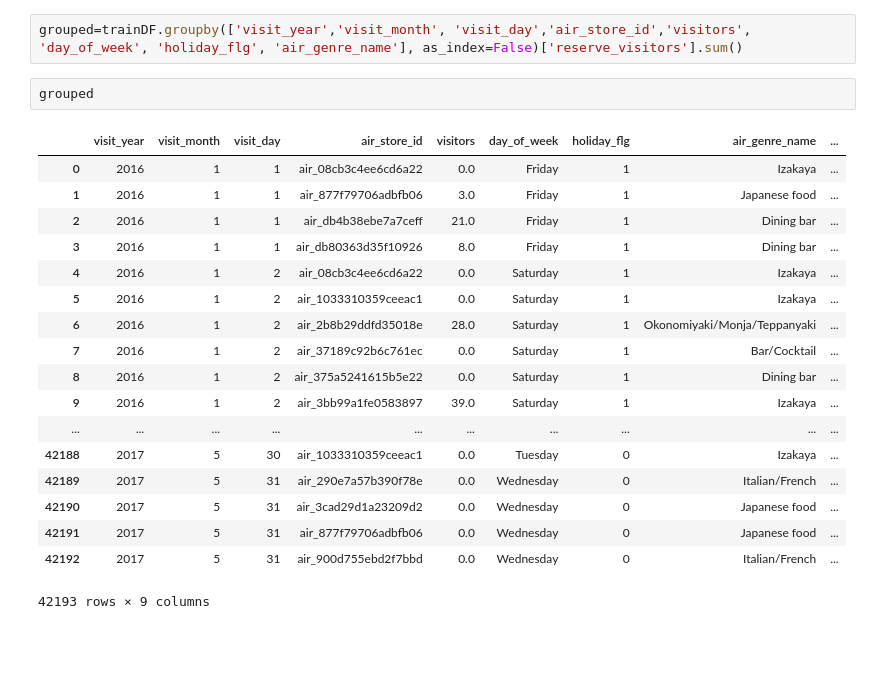
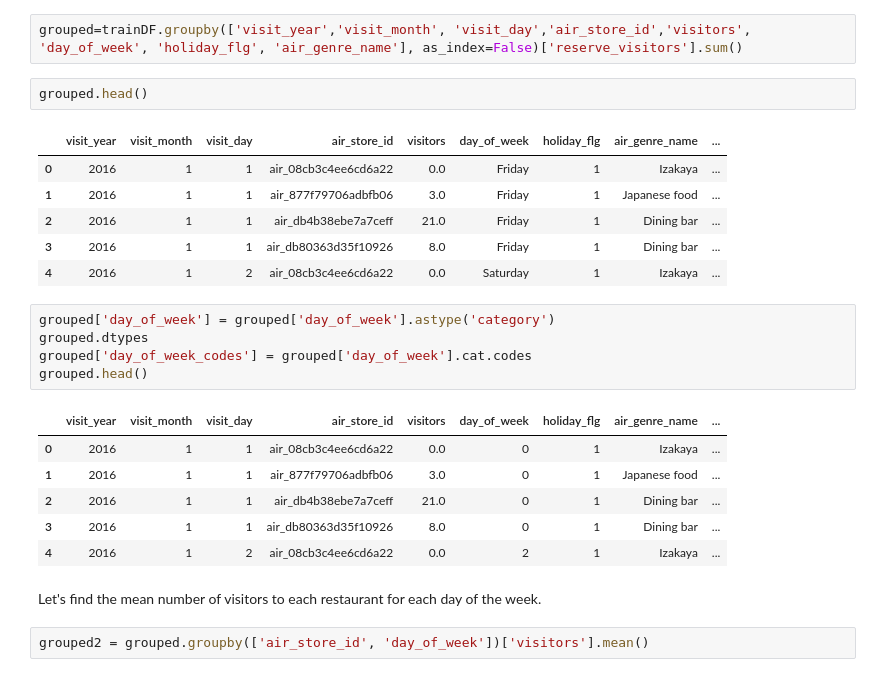
Before and after one commit to jieunyoo/kaggle-recruit-restaurant-predictions, a Jupyter notebook: 03-data-visualization.ipynb, the cells around one changed output. Cells and saved outputs as stored; diff of their text form; blank space fills up the shorter version.

Commit message:
find mean number of actual visitors per day per restaurant

```diff
--- a/03-data-visualization.ipynb
+++ b/03-data-visualization.ipynb
@@ -252,23 +252,27 @@ trainDF.head(10)
 # %%
 grouped=trainDF.groupby(['visit_year','visit_month', 'visit_day','air_store_id','visitors', 'day_of_week', 'holiday_flg', 'air_genre_name'], as_index=False)['reserve_visitors'].sum()
 # %%
-grouped
+grouped.head()
 # %% [output]
 |  | visit_year | visit_month | visit_day | air_store_id | visitors | day_of_week | holiday_flg | air_genre_name | ... |
 | 0 | 2016 | 1 | 1 | air_08cb3c4ee6cd6a22 | 0.0 | Friday | 1 | Izakaya | ... |
 | 1 | 2016 | 1 | 1 | air_877f79706adbfb06 | 3.0 | Friday | 1 | Japanese food | ... |
 | 2 | 2016 | 1 | 1 | air_db4b38ebe7a7ceff | 21.0 | Friday | 1 | Dining bar | ... |
 | 3 | 2016 | 1 | 1 | air_db80363d35f10926 | 8.0 | Friday | 1 | Dining bar | ... |
 | 4 | 2016 | 1 | 2 | air_08cb3c4ee6cd6a22 | 0.0 | Saturday | 1 | Izakaya | ... |
-| 5 | 2016 | 1 | 2 | air_1033310359ceeac1 | 0.0 | Saturday | 1 | Izakaya | ... |
-| 6 | 2016 | 1 | 2 | air_2b8b29ddfd35018e | 28.0 | Saturday | 1 | Okonomiyaki/Monja/Teppanyaki | ... |
-| 7 | 2016 | 1 | 2 | air_37189c92b6c761ec | 0.0 | Saturday | 1 | Bar/Cocktail | ... |
-| 8 | 2016 | 1 | 2 | air_375a5241615b5e22 | 0.0 | Saturday | 1 | Dining bar | ... |
-| 9 | 2016 | 1 | 2 | air_3bb99a1fe0583897 | 39.0 | Saturday | 1 | Izakaya | ... |
-| ... | ... | ... | ... | ... | ... | ... | ... | ... | ... |
-| 42188 | 2017 | 5 | 30 | air_1033310359ceeac1 | 0.0 | Tuesday | 0 | Izakaya | ... |
-| 42189 | 2017 | 5 | 31 | air_290e7a57b390f78e | 0.0 | Wednesday | 0 | Italian/French | ... |
-| 42190 | 2017 | 5 | 31 | air_3cad29d1a23209d2 | 0.0 | Wednesday | 0 | Japanese food | ... |
-| 42191 | 2017 | 5 | 31 | air_877f79706adbfb06 | 0.0 | Wednesday | 0 | Japanese food | ... |
-| 42192 | 2017 | 5 | 31 | air_900d755ebd2f7bbd | 0.0 | Wednesday | 0 | Italian/French | ... |
-42193 rows × 9 columns
+# %%
+grouped['day_of_week'] = grouped['day_of_week'].astype('category')
+grouped.dtypes
+grouped['day_of_week_codes'] = grouped['day_of_week'].cat.codes
+grouped.head()
+# %% [output]
+|  | visit_year | visit_month | visit_day | air_store_id | visitors | day_of_week | holiday_flg | air_genre_name | ... |
+| 0 | 2016 | 1 | 1 | air_08cb3c4ee6cd6a22 | 0.0 | 0 | 1 | Izakaya | ... |
+| 1 | 2016 | 1 | 1 | air_877f79706adbfb06 | 3.0 | 0 | 1 | Japanese food | ... |
+| 2 | 2016 | 1 | 1 | air_db4b38ebe7a7ceff | 21.0 | 0 | 1 | Dining bar | ... |
+| 3 | 2016 | 1 | 1 | air_db80363d35f10926 | 8.0 | 0 | 1 | Dining bar | ... |
+| 4 | 2016 | 1 | 2 | air_08cb3c4ee6cd6a22 | 0.0 | 2 | 1 | Izakaya | ... |
+# %% [markdown]
+Let's find the  mean number of visitors to each restaurant for each day of the week.
+# %%
+grouped2 = grouped.groupby(['air_store_id', 'day_of_week'])['visitors'].mean()
```
Also changed, not shown: parts of 1 cell of this notebook.
